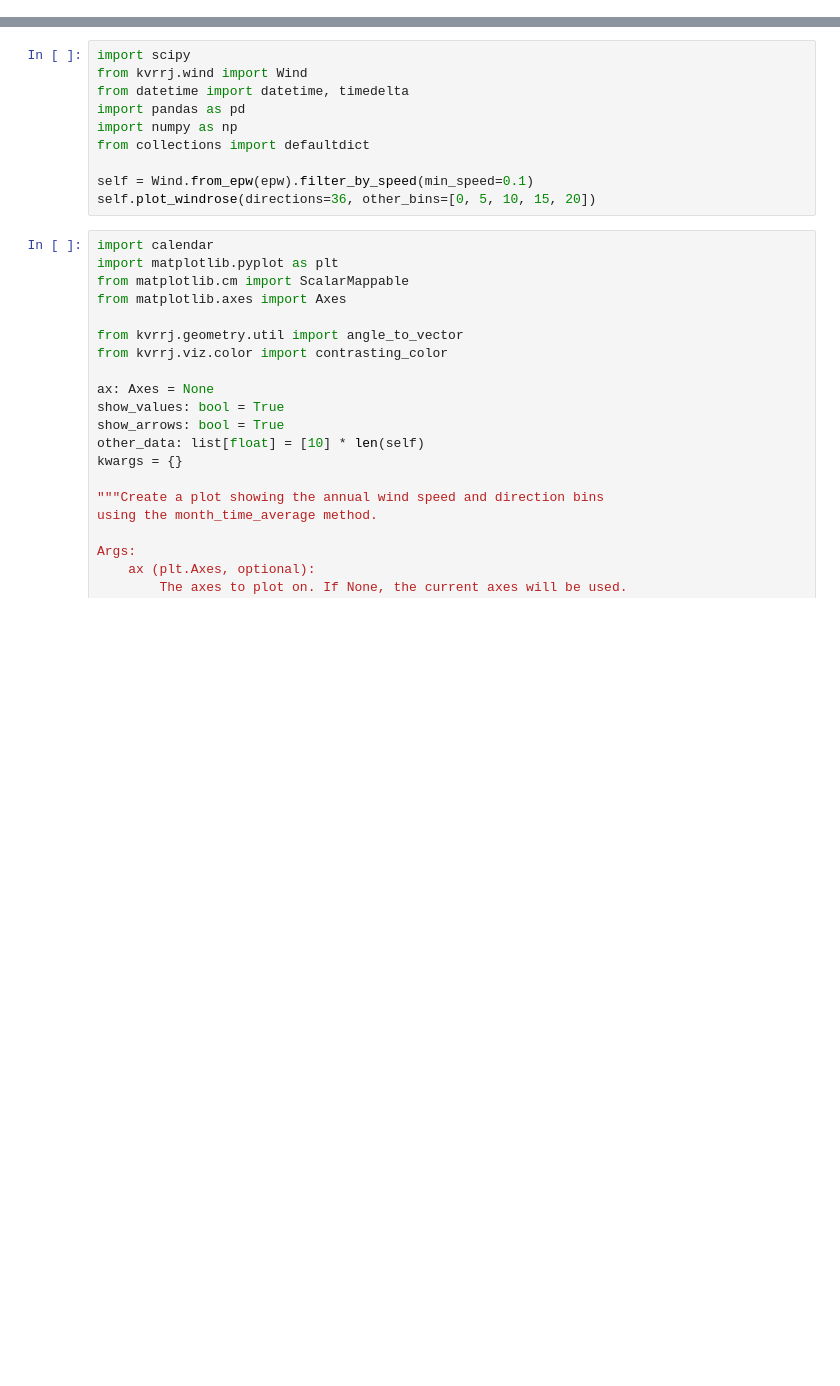
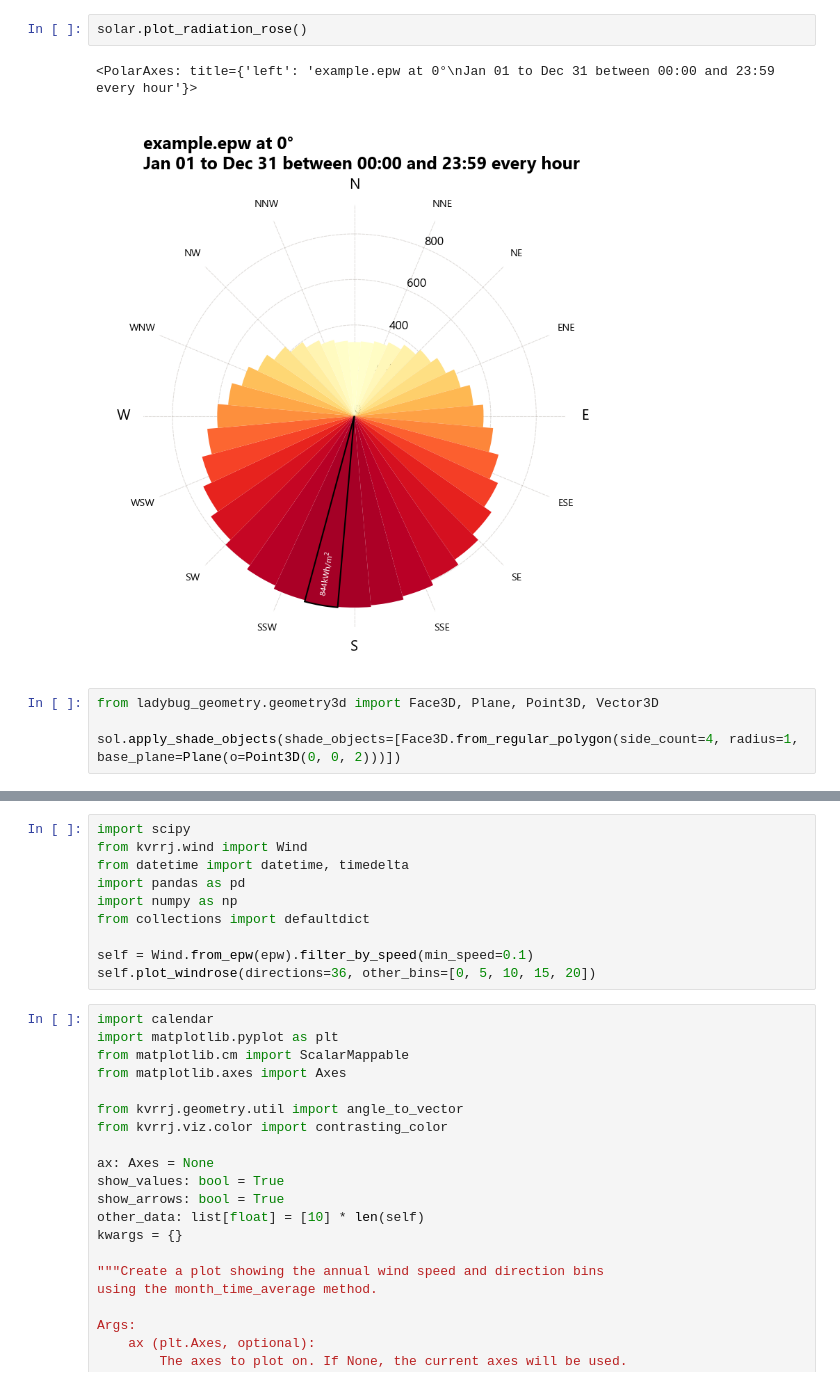
Before and after one commit to tg359/kvrrj, a Jupyter notebook: dev.ipynb, the cells around one changed output, grey strips where cells are left out. Drawn from its saved outputs; the diff is of its cells as text; blank space fills up the shorter version.

```diff
--- a/dev.ipynb
+++ b/dev.ipynb
@@ -10,0 +39,9 @@ epw = EPW(epw_file)
+# %%
+solar.plot_radiation_rose()
+# %% [output]
+<PolarAxes: title={'left': 'example.epw at 0°\nJan 01 to Dec 31 between 00:00 and 23:59 every hour'}>
+[figure, added]
+# %%
+from ladybug_geometry.geometry3d import Face3D, Plane, Point3D, Vector3D
+
+sol.apply_shade_objects(shade_objects=[Face3D.from_regular_polygon(side_count=4, radius=1, base_plane=Plane(o=Point3D(0, 0, 2)))])
```
Also changed, not shown: parts of 32 cells of this notebook, 21 other files.
